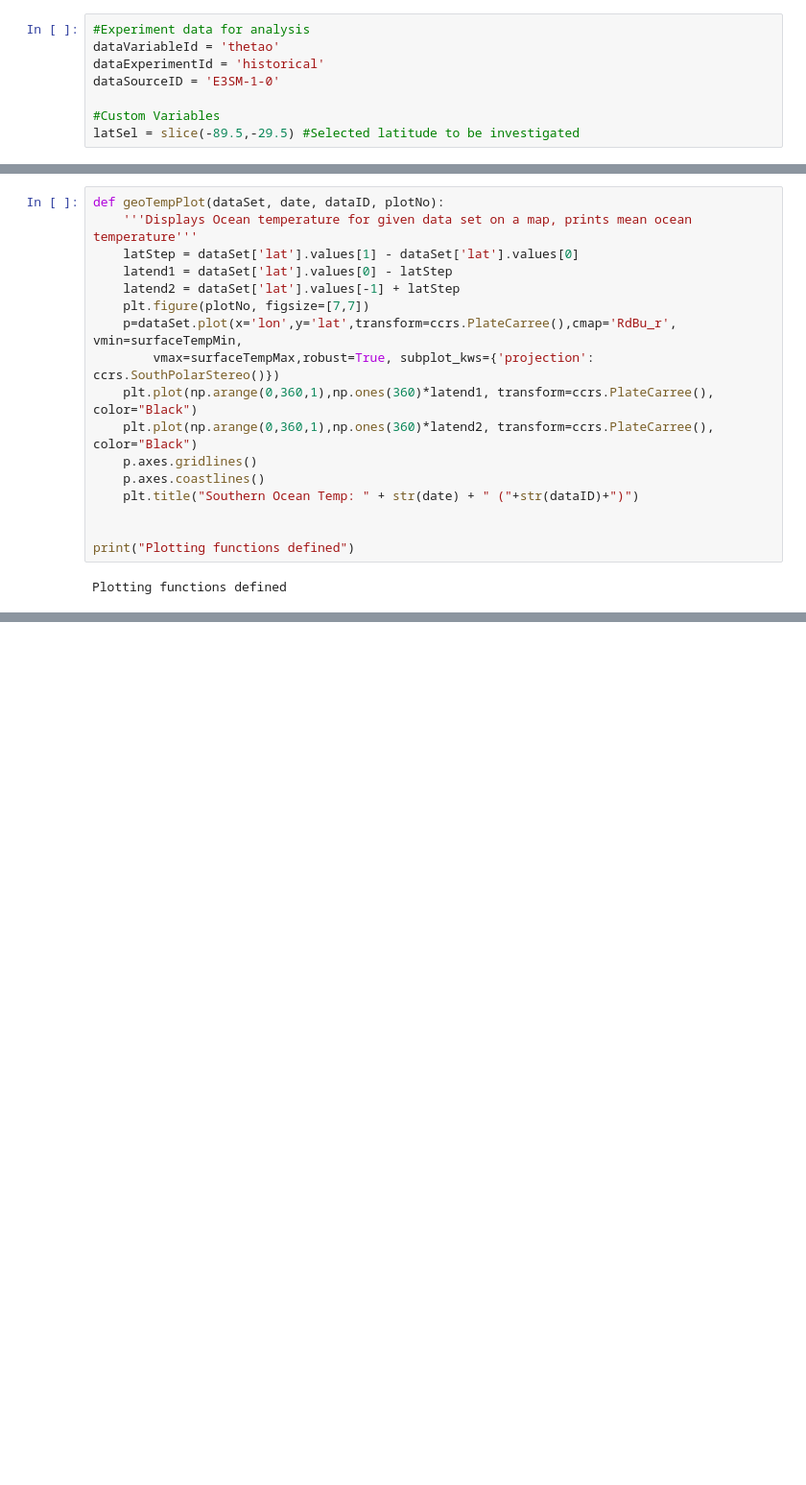
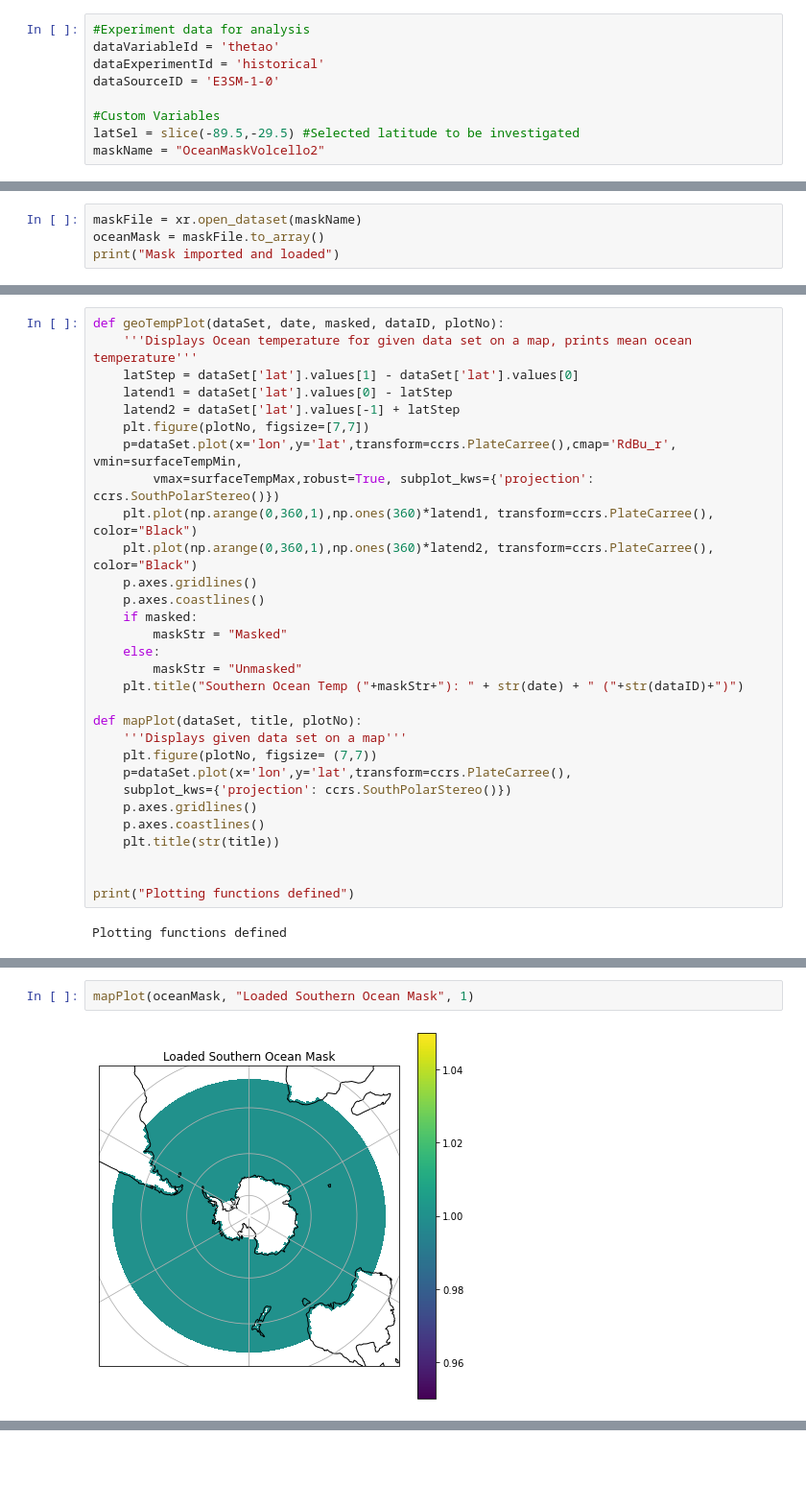
Before and after one commit to el1247/BAS_AI4ER_SAM, a Jupyter notebook: notebooks/exploratory/1.0_el_ESMvsWOA.ipynb, the cells around one changed output, grey strips where cells are left out. Shown at 96% size. Cells and saved outputs as stored; diff of their text form; blank space fills up the shorter version.

Commit message:
Mask addition
Added mask to ESMvsWOA, started investigation of weighted means

```diff
--- a/notebooks/exploratory/1.0_el_ESMvsWOA.ipynb
+++ b/notebooks/exploratory/1.0_el_ESMvsWOA.ipynb
@@ -21,6 +21,7 @@ dataSourceID = 'E3SM-1-0'
 
 #Custom Variables
 latSel = slice(-89.5,-29.5) #Selected latitude to be investigated
+maskName = "OceanMaskVolcello2"
 # %% [markdown]
 <br>
 # %% [markdown]
@@ -128,0 +133,4 @@ ESM data sucessfully loaded.
+# %%
+maskFile = xr.open_dataset(maskName)
+oceanMask = maskFile.to_array()
+print("Mask imported and loaded")
@@ -202,5 +250,5 @@ Maximum surface temperature across all data sets: 26.276
 # %%
-def geoTempPlot(dataSet, date, dataID, plotNo):
+def geoTempPlot(dataSet, date, masked, dataID, plotNo):
     '''Displays Ocean temperature for given data set on a map, prints mean ocean temperature'''
     latStep = dataSet['lat'].values[1] - dataSet['lat'].values[0]
     latend1 = dataSet['lat'].values[0] - latStep
@@ -212,7 +260,20 @@ def geoTempPlot(dataSet, date, dataID, plotNo):
     plt.plot(np.arange(0,360,1),np.ones(360)*latend2, transform=ccrs.PlateCarree(), color="Black")
     p.axes.gridlines()
     p.axes.coastlines()
-    plt.title("Southern Ocean Temp: " + str(date) + " ("+str(dataID)+")")
+    if masked:
+        maskStr = "Masked"
+    else:
+        maskStr = "Unmasked"
+    plt.title("Southern Ocean Temp ("+maskStr+"): " + str(date) + " ("+str(dataID)+")")
+
+def mapPlot(dataSet, title, plotNo):
+    '''Displays given data set on a map'''
+    plt.figure(plotNo, figsize= (7,7))
+    p=dataSet.plot(x='lon',y='lat',transform=ccrs.PlateCarree(),
+    subplot_kws={'projection': ccrs.SouthPolarStereo()})
+    p.axes.gridlines()
+    p.axes.coastlines()
+    plt.title(str(title))
 
 
 print("Plotting functions defined")
@@ -220,0 +286,4 @@ Plotting functions defined
+# %%
+mapPlot(oceanMask, "Loaded Southern Ocean Mask", 1)
+# %% [output]
+[figure, added]
```
Also changed, not shown: parts of 36 cells of this notebook, 1 other file.
